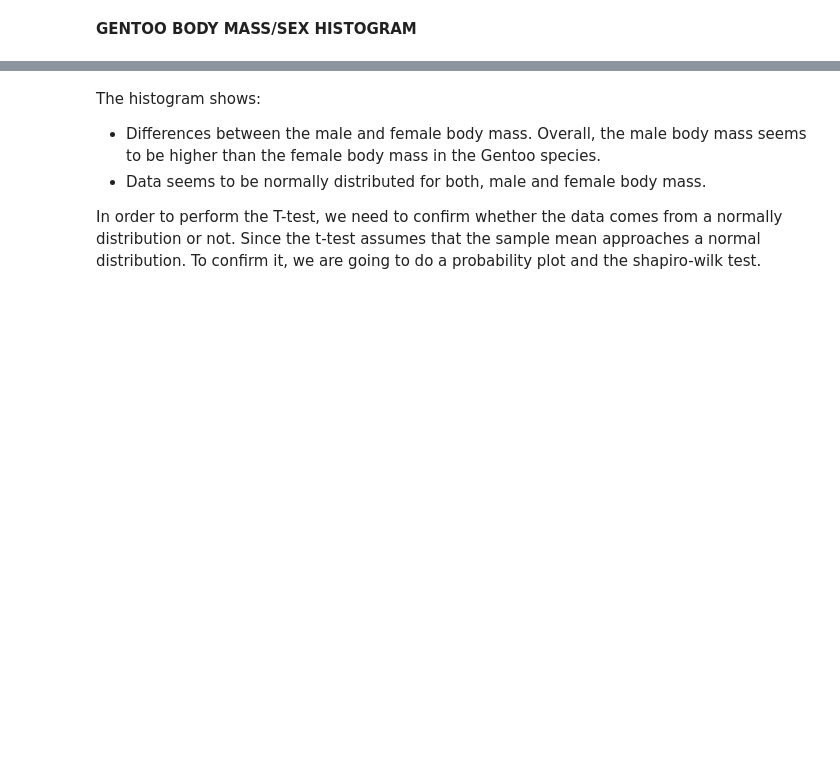
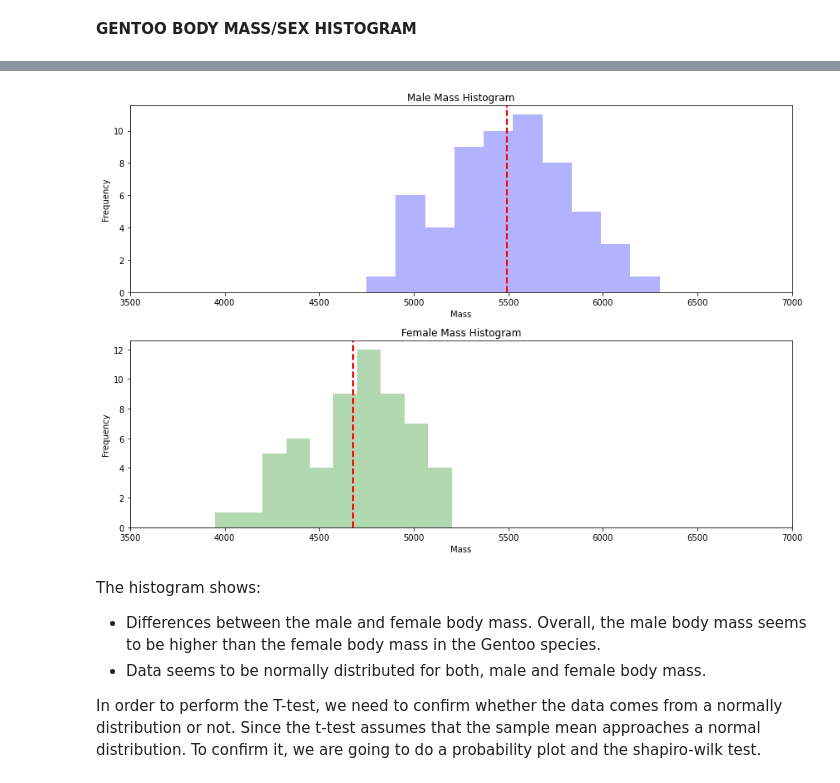
Before and after one commit to RobVergano/Machine-Learning, a Jupyter notebook: tasks.ipynb, the cells around one changed output, grey strips where cells are left out. Drawn from its saved outputs; the diff is of its cells as text; code cells hidden in the pictures; blank space fills up the shorter version.

```diff
--- a/tasks.ipynb
+++ b/tasks.ipynb
@@ -319,3 +278,43 @@ NameError: name 'hist' is not defined
+# %%
+import pandas as pd
+import matplotlib.pyplot as plt
+
+# Create the dataframe:
+data = pd.DataFrame({
+    "male mass": male_mass,
+    "female mass": female_mass
+})
+
+# Create histograms
+plt.figure(figsize=(12, 8))
+
+# Histogram for male_mass
+plt.subplot(2, 1, 1)
+plt.hist(data["male mass"], bins=10, color="blue", alpha=0.3)
+mean_male = data["male mass"].mean()  # Corrected from hist to data
+plt.axvline(mean_male, color='red', linestyle='dashed', linewidth=2, label=f'Mean Male Mass: {mean_male:.2f}')  # Add mean lines
+plt.title("Male Mass Histogram")
+plt.xlabel("Mass")
+plt.ylabel("Frequency")
+plt.xlim(3500, 7000)
+
+# Histogram for female_mass
+plt.subplot(2, 1, 2)
+plt.hist(data["female mass"], bins=10, color="green", alpha=0.3)
+mean_female = data["female mass"].mean()  # Corrected from hist to data
+plt.axvline(mean_female, color='red', linestyle='dashed', linewidth=2, label=f'Mean Female Mass: {mean_female:.2f}')  # Add mean lines
+plt.title("Female Mass Histogram")
+plt.xlabel("Mass")
+plt.ylabel("Frequency")
+plt.xlim(3500, 7000)
+
+# Adjust layout
+plt.tight_layout()
+
+# Show the plots
+plt.show()
+# %% [output]
+[figure, added]
 # %% [markdown]
 The histogram shows:
 - Differences between the male and female body mass. Overall, the male body mass seems to be higher than the female body mass in the Gentoo species.
```
Also changed, not shown: parts of 1 cell of this notebook.
